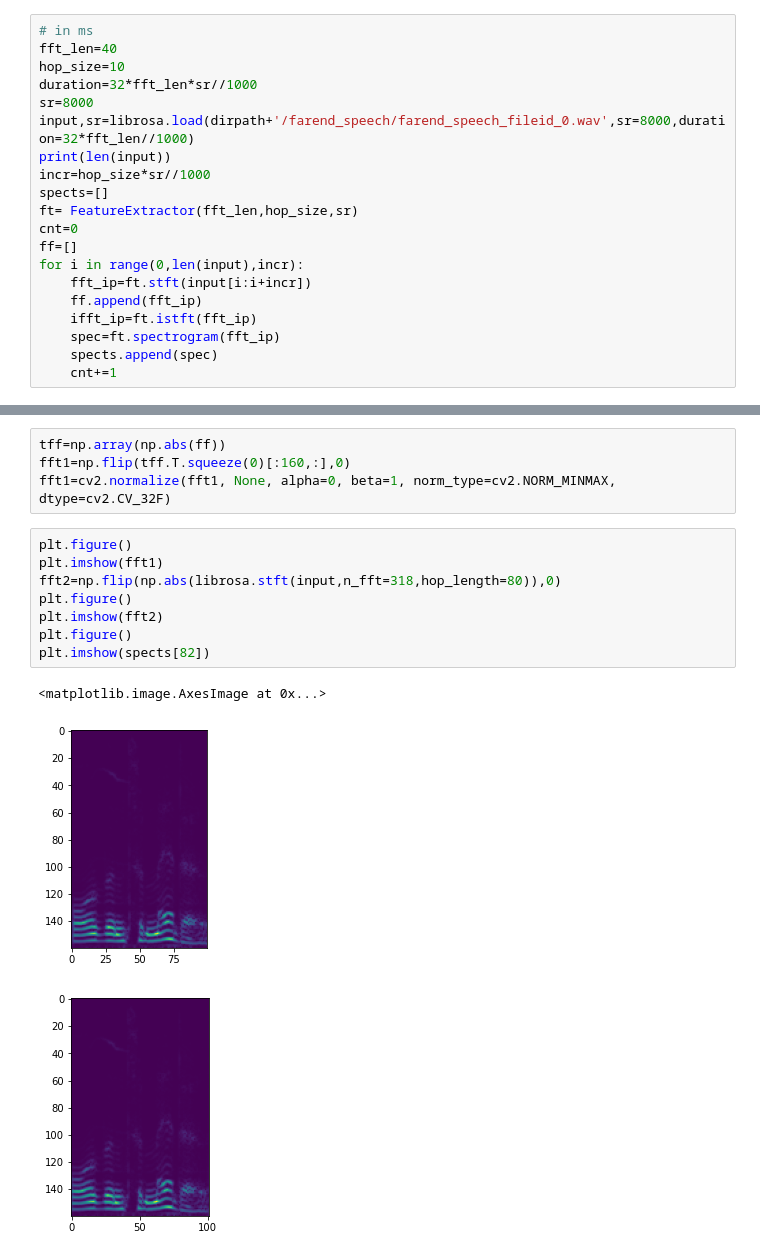
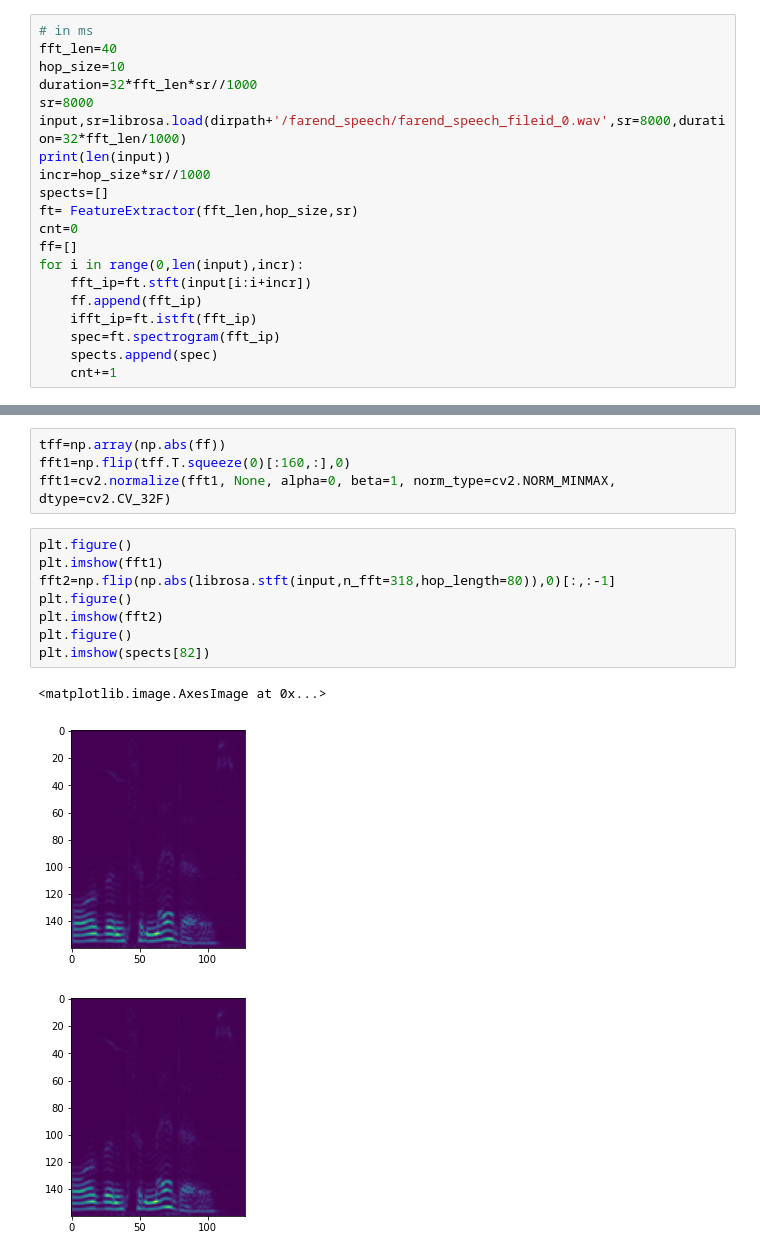
Before and after one commit to pkamath7/AEC_RES, a Jupyter notebook: utils/stft_istft.ipynb, the cells around one changed output, grey strips where cells are left out. Drawn from its saved outputs; the diff is of its cells as text.

```diff
--- a/utils/stft_istft.ipynb
+++ b/utils/stft_istft.ipynb
@@ -77,7 +77,7 @@ fft_len=40
 hop_size=10
 duration=32*fft_len*sr//1000
 sr=8000
-input,sr=librosa.load(dirpath+'/farend_speech/farend_speech_fileid_0.wav',sr=8000,duration=32*fft_len//1000)
+input,sr=librosa.load(dirpath+'/farend_speech/farend_speech_fileid_0.wav',sr=8000,duration=32*fft_len/1000)
 print(len(input))
 incr=hop_size*sr//1000
 spects=[]
@@ -100,13 +100,13 @@ fft1=cv2.normalize(fft1, None, alpha=0, beta=1, norm_type=cv2.NORM_MINMAX, dtype
 # %%
 plt.figure()
 plt.imshow(fft1)
-fft2=np.flip(np.abs(librosa.stft(input,n_fft=318,hop_length=80)),0)
+fft2=np.flip(np.abs(librosa.stft(input,n_fft=318,hop_length=80)),0)[:,:-1]
 plt.figure()
 plt.imshow(fft2)
 plt.figure()
 plt.imshow(spects[82])
 # %% [output]
 <matplotlib.image.AxesImage at 0x...>
-[figure, old version]
+[figure, new version]
-[figure, old version]
+[figure, new version]
 [figure]
```
Also changed, not shown: parts of 5 cells of this notebook.
